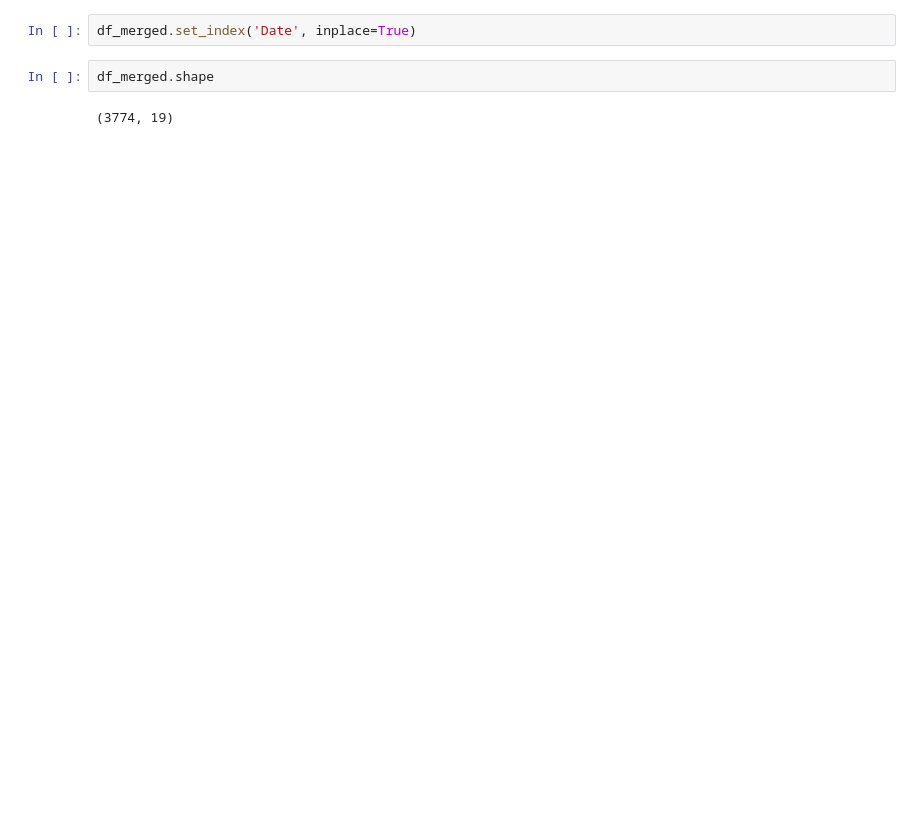
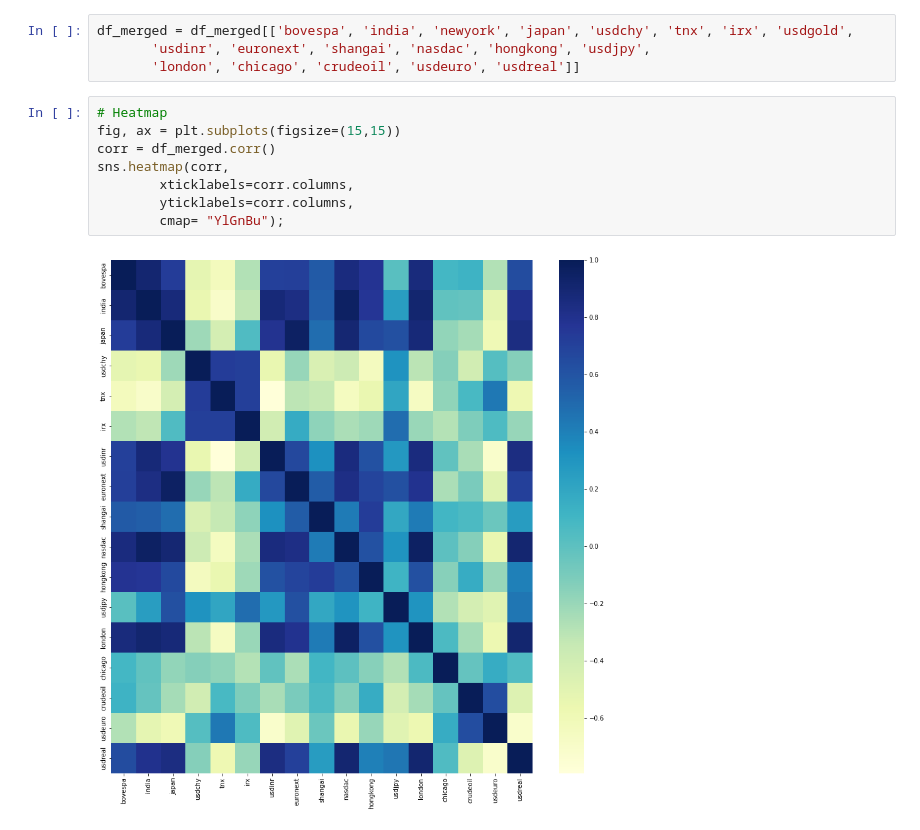
Before and after one commit to bulend-karadag/Recurrent-Neural-Network-Project, a Jupyter notebook: stockMarket.ipynb, the cells around one changed output. Saved outputs shown, nothing was run; the diff lists cells and outputs as text; blank space fills up the shorter version.

```diff
--- a/stockMarket.ipynb
+++ b/stockMarket.ipynb
@@ -48,7 +52,15 @@ df_merged.tail(5)
-# %%
-df_merged.set_index('Date', inplace=True)
-# %%
-df_merged.shape
-# %% [output]
-(3774, 19)
+# %%
+df_merged = df_merged[['bovespa', 'india', 'newyork', 'japan', 'usdchy', 'tnx', 'irx', 'usdgold',
+       'usdinr', 'euronext', 'shangai', 'nasdac', 'hongkong', 'usdjpy',
+       'london', 'chicago', 'crudeoil', 'usdeuro', 'usdreal']]
+# %%
+# Heatmap
+fig, ax = plt.subplots(figsize=(15,15))
+corr = df_merged.corr()
+sns.heatmap(corr,
+        xticklabels=corr.columns,
+        yticklabels=corr.columns,
+        cmap= "YlGnBu");
+# %% [output]
+[figure, added]
 # %%
```
Also changed, not shown: parts of 17 cells of this notebook, 1 other file.
